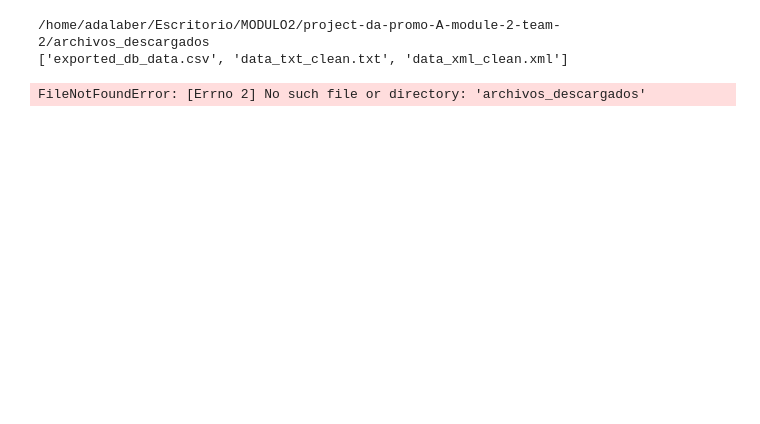
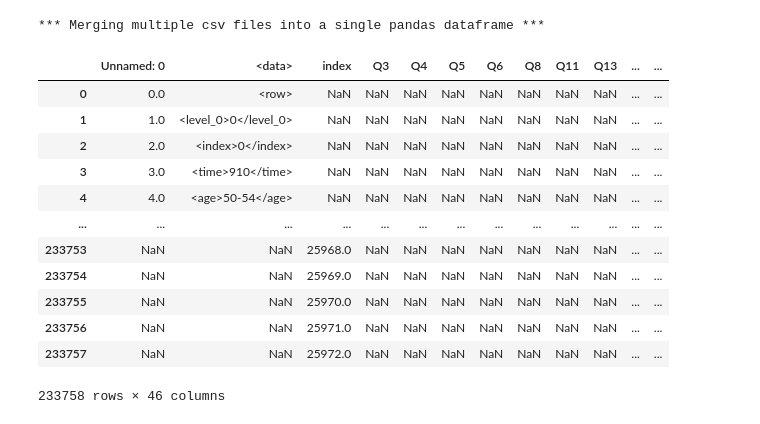
Before and after one commit to Adalab/project-da-promo-A-module-2-team-2, a Jupyter notebook: Proyecto 2.ipynb, the cells around one changed output. Cells and saved outputs as stored; diff of their text form; code cells hidden in the pictures; blank space fills up the shorter version.

```diff
--- a/Proyecto 2.ipynb
+++ b/Proyecto 2.ipynb
@@ -25,23 +72,29 @@ archivo_txt.to_csv("txt_csv.csv")
-# %%
-import pandas as pd
-import os
-
-print(os.getcwd())
-print(os.listdir())
-#os.chdir('archivos_descargados')
-print(os.getcwd())
-archivo = ('data_txt_clean.txt')
-
-for file in archivo:
-    nombre,extension = file.split('.')
-    file.to_csv("'" + nombre + '.csv' + "'")
-
-
-# for fichero in archivo:
-#     split1,split2 = archivo.split('/')
-#     nombre,extension = .split('.')
-#     #fichero.to_csv("'"+ nombre + '.csv'+ "'")
-# %% [output]
-/home/adalaber/Escritorio/MODULO2/project-da-promo-A-module-2-team-2/archivos_descargados
-['exported_db_data.csv', 'data_txt_clean.txt', 'data_xml_clean.xml']
-FileNotFoundError: [Errno 2] No such file or directory: 'archivos_descargados'
+# %%
+import pandas as pd
+
+# set files path
+archivo_txt2 = "./txt_csv.csv"
+archivo_csv2 = "./exported_db_data.csv"
+archivo_xml2 = "./xml_csv.csv"
+
+print("*** Merging multiple csv files into a single pandas dataframe ***")
+
+# merge files
+dataFrame = pd.concat(
+   map(pd.read_csv, [archivo_xml2, archivo_txt2, archivo_csv2]), ignore_index=True)
+dataFrame
+# %% [output]
+*** Merging multiple csv files into a single pandas dataframe ***
+|  | Unnamed: 0 | <data> | index | Q3 | Q4 | Q5 | Q6 | Q8 | Q11 | Q13 | ... | ... |
+| 0 | 0.0 | <row> | NaN | NaN | NaN | NaN | NaN | NaN | NaN | NaN | ... | ... |
+| 1 | 1.0 | <level_0>0</level_0> | NaN | NaN | NaN | NaN | NaN | NaN | NaN | NaN | ... | ... |
+| 2 | 2.0 | <index>0</index> | NaN | NaN | NaN | NaN | NaN | NaN | NaN | NaN | ... | ... |
+| 3 | 3.0 | <time>910</time> | NaN | NaN | NaN | NaN | NaN | NaN | NaN | NaN | ... | ... |
+| 4 | 4.0 | <age>50-54</age> | NaN | NaN | NaN | NaN | NaN | NaN | NaN | NaN | ... | ... |
+| ... | ... | ... | ... | ... | ... | ... | ... | ... | ... | ... | ... | ... |
+| 233753 | NaN | NaN | 25968.0 | NaN | NaN | NaN | NaN | NaN | NaN | NaN | ... | ... |
+| 233754 | NaN | NaN | 25969.0 | NaN | NaN | NaN | NaN | NaN | NaN | NaN | ... | ... |
+| 233755 | NaN | NaN | 25970.0 | NaN | NaN | NaN | NaN | NaN | NaN | NaN | ... | ... |
+| 233756 | NaN | NaN | 25971.0 | NaN | NaN | NaN | NaN | NaN | NaN | NaN | ... | ... |
+| 233757 | NaN | NaN | 25972.0 | NaN | NaN | NaN | NaN | NaN | NaN | NaN | ... | ... |
+233758 rows × 46 columns
```
Also changed, not shown: parts of 8 cells of this notebook.
